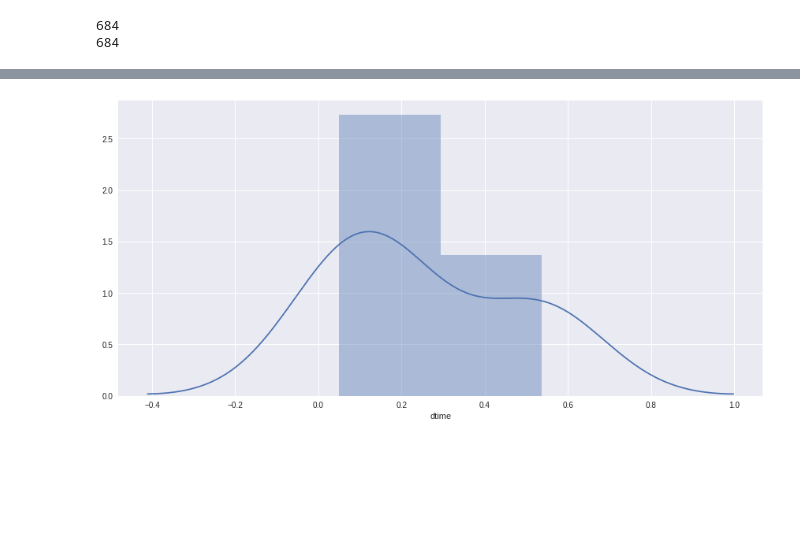
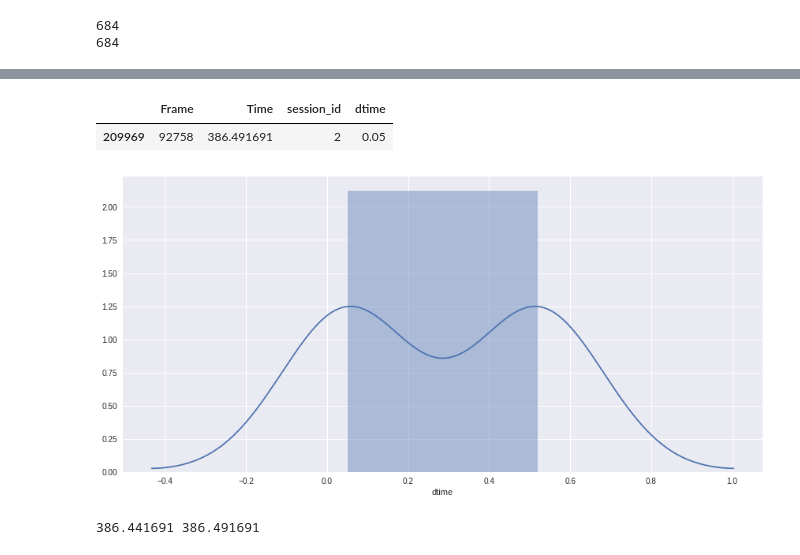
Before and after one commit to alTeska/VR_Acuity, a Jupyter notebook: notebooks/SRB_times_2504.ipynb, the cells around one changed output, grey strips where cells are left out. Saved outputs shown, nothing was run; the diff lists cells and outputs as text; code cells hidden in the pictures; blank space fills up the shorter version.

Commit message:
dtime in between SRB operation check, new Dmax for the speed

```diff
--- a/notebooks/SRB_times_2504.ipynb
+++ b/notebooks/SRB_times_2504.ipynb
@@ -78,7 +76,9 @@ g.map(plt.axhline, y=-8, alpha=1, linewidth=1, color='pink');
 ## Applying an new SRB range values
 # %%
 dfV = dpart2.copy()
-dfV['SRB'] = (dfV['U'] < -8) & (dfV['U'] > -16)
+limmax = -16
+limmin = -6
+dfV['SRB'] = (dfV['U'] < limmin) & (dfV['U'] > limmax)
 # %%
 g = sns.FacetGrid(data=dfV, size=6, aspect=2)
 g.map(plt.plot, "Time", "UM", alpha=1, linewidth=1, color='green');
@@ -164,5 +163,9 @@ g.map(plt.plot, "Time", "SRB" , alpha=1, linewidth=1);
 # %%
 g = sns.FacetGrid(data=dfSRBtemp[dfSRBtemp['dtime']>0.005], size=6, aspect=2)
 g.map(sns.distplot, "dtime" );
+
+dfSRBtemp[(dfSRBtemp['dtime']>0.005) & (dfSRBtemp['dtime']<0.1)]
 # %% [output]
+|  | Frame | Time | session_id | dtime |
+| 209969 | 92758 | 386.491691 | 2 | 0.05 |
-[figure, old version]
+[figure, new version]
@@ -171,0 +172,12 @@ df1['SRBnew'] = np.where( (df1['SRB']==True ) |
+# %%
+dftemp = dfSRBtemp[(dfSRBtemp['dtime']>0.005) & (dfSRBtemp['dtime']<0.1)]
+dftemp = dftemp.reset_index(drop=True)
+
+# maxF = dftemp.Frame[0]
+# minF = df1[(df1['dtime']>0) & df1['Frame']<maxF].Frame[0]
+maxF = dftemp.Time[0]
+minF = df1[(df1['dtime']>0) & (df1['Time']<maxF)].Time
+minF = minF.iloc[-1]
+print(minF, maxF)
+# %% [output]
+386.441691 386.491691
```
Also changed, not shown: parts of 20 cells of this notebook, 2 other files.
